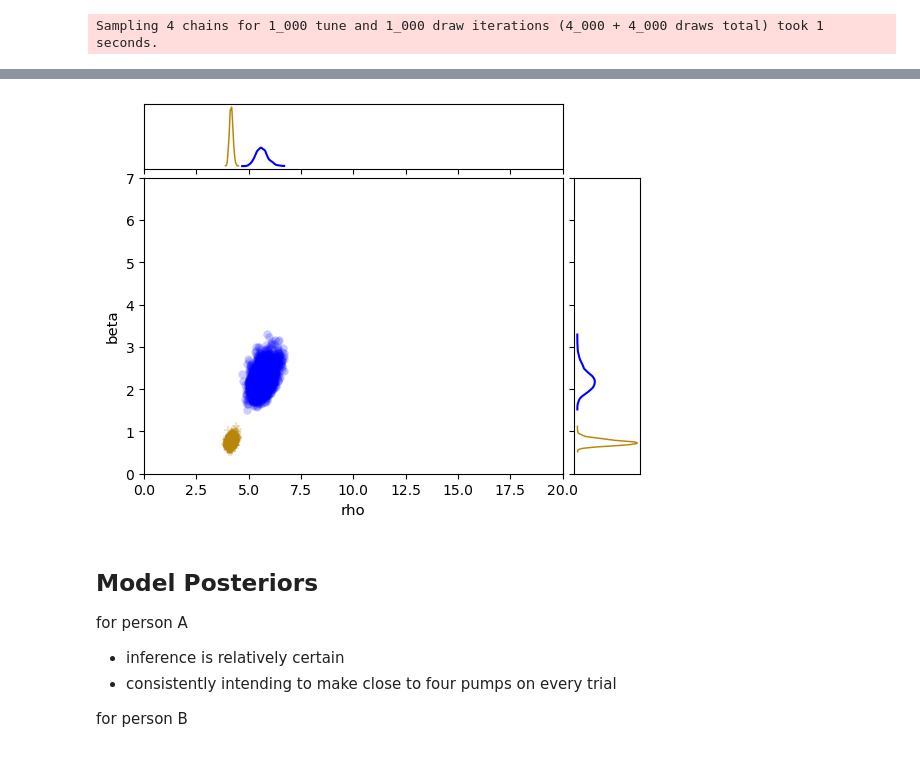
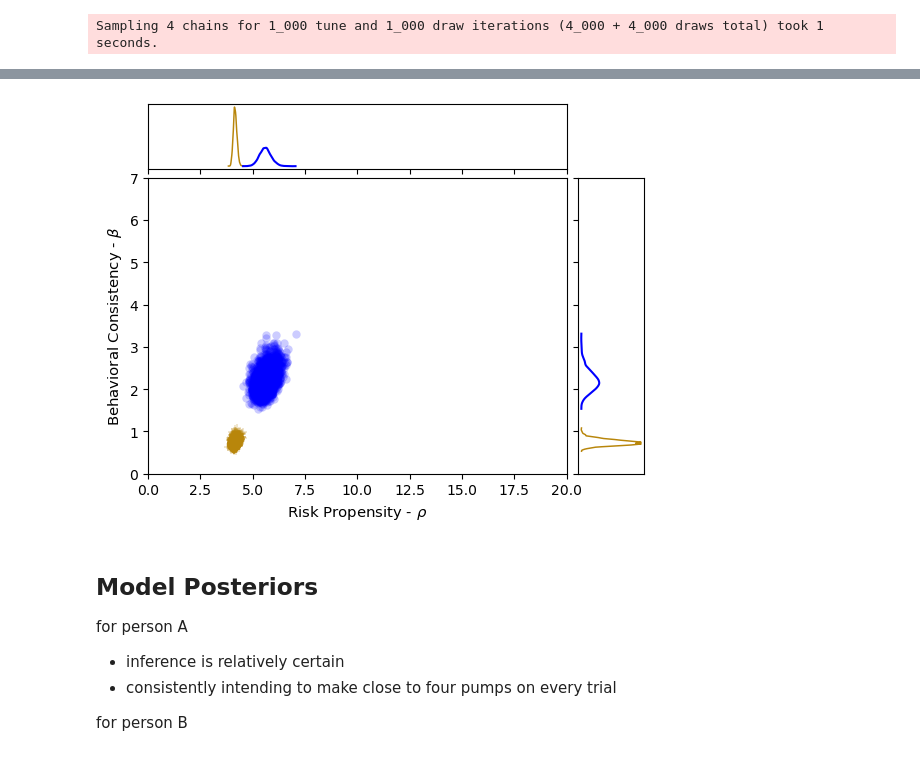
Before and after one commit to alazaydin/bart-censored, a Jupyter notebook: censoring.ipynb, the cells around one changed output, grey strips where cells are left out. Drawn from its saved outputs; the diff is of its cells as text; code cells hidden in the pictures.

```diff
--- a/censoring.ipynb
+++ b/censoring.ipynb
@@ -248,6 +227,4 @@ Coordinates:
 # %%
-data = az.load_arviz_data("non_centered_eight")
-
 ax = az.plot_pair(
     idata,
     marginals=True,
@@ -256,34 +233,37 @@ ax = az.plot_pair(
     kind='scatter',
     textsize=10,
     scatter_kwargs={'marker': 'P', 'facecolors': 'darkgoldenrod', 'alpha': 0.2},
     marginal_kwargs={"color": "darkgoldenrod"},
     coords={"rho_dim_0": 0,
             "beta_dim_0": 0,}
 )
 
 for i in np.arange(len(ax)):
     ax[i][0].set_xlim([0, 20])
 ax[1][0].set_ylim([0, 7])
 
 az.plot_pair(
     idata,
     marginals=False,
     group='posterior',
     var_names=["rho", "beta"],
     kind='scatter',
     textsize=10,
     scatter_kwargs={'marker': 'o', 'facecolors': 'blue', 'alpha': 0.2 },
     coords={"rho_dim_0": 1,
             "beta_dim_0": 1,},
     ax=ax[1, 0]
 )
 
 az.plot_dist(idata_posterior.sel(beta_dim_0=1).beta, color='blue', rotated=True, ax=ax[1,1])
 az.plot_dist(idata_posterior.sel(rho_dim_0=1).rho, color='blue', rotated=False, ax=ax[0,0])
 
+ax[1, 0].set_ylabel(r"Behavioral Consistency - $\beta$")
+ax[1, 0].set_xlabel(r"Risk Propensity - $\rho$")
+
 plt.show()
 # %% [output]
-[figure, old version]
+[figure, new version]
 # %% [markdown]
 ## Model Posteriors
 
```
Also changed, not shown: parts of 19 cells of this notebook, 6 other files.
